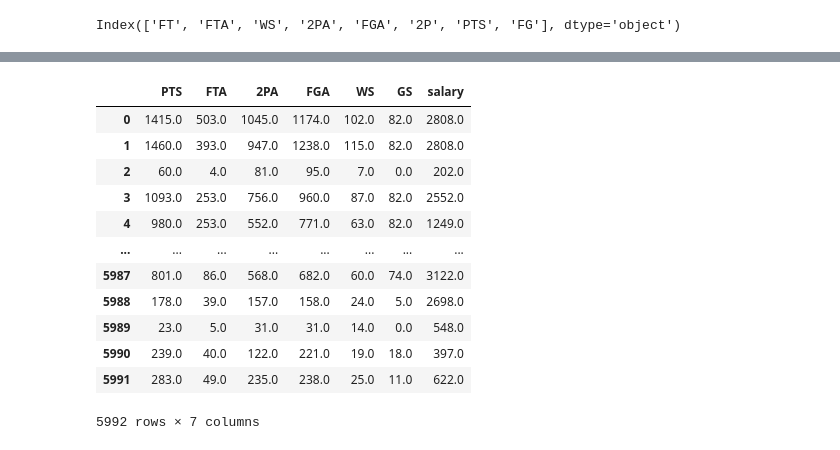
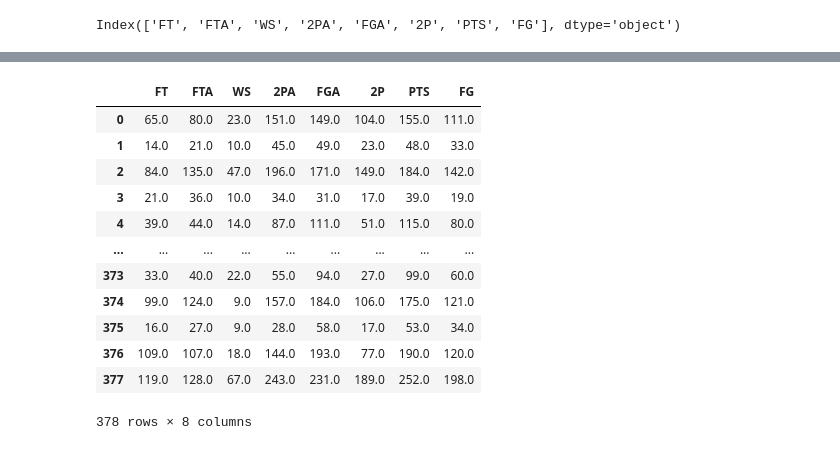
Before and after one commit to ben983593140/171-final-project, a Jupyter notebook: project.ipynb, the cells around one changed output, grey strips where cells are left out. Saved outputs shown, nothing was run; the diff lists cells and outputs as text; code cells hidden in the pictures.

Commit message:
filter outliers and only use a specific year to train our model

```diff
--- a/project.ipynb
+++ b/project.ipynb
@@ -166,6 +166,13 @@ Index(['FT', 'FTA', 'WS', '2PA', 'FGA', '2P', 'PTS', 'FG'], dtype='object')
 data = merged_00_to_17[merged_00_to_17['Year'] == TRAINING_YEAR]
 data = data.drop(['Year'], axis=1)
 
+# Max is usually calculated by Q3 + 1.5 * IQR, where IQR = Q3 - Q1
+q3, q1 = np.quantile(data['salary'], [0.75, 0.25])
+local_max = q3 + 1.5 * (q3 - q1)
+print(local_max)
 data = data.reset_index(drop=True)
 sb.boxplot(data['salary'])
+
+# Get rid of outliers
+data = data[data['salary'] <= local_max]
 # %% [output]
@@ -173,25 +180 @@ sb.boxplot(data['salary'])
 [figure]
-# %%
-# To be worked on #
-data_array = data.to_numpy()
-
-svm = OneClassSVM(kernel='rbf', gamma=0.001, nu=0.03)
-svm.fit(data)
-pred = svm.predict(data)
-
-# Extract negative outputs as outliers
-anom_index = np.where(pred == -1)
-values = data_array[anom_index]
-
-# Plot the graph and distinguish outliers with different color
-fig, (ax0, ax1)=plt.subplots(1,2, sharey=True, figsize=(20,6))
-
-# Original data
-ax0.set_title('Original')
-ax0.scatter(data["FT"], data["salary"], cmap='rainbow')
-
-# Highlight outliers
-ax1.set_title('Anomalies')
-ax1.scatter(data_array[:,0], data_array[:,1])
-ax1.scatter(values[:,0], values[:,1], cmap='rainbow')
-plt.show()
@@ -200,22 +181,22 @@ plt.show()
 # %%
-df_salary = merged_00_to_17.copy()
+df_salary = data.copy()
 df_salary = pd.DataFrame(preprocessing.OrdinalEncoder().fit_transform(df_salary), columns=df_salary.columns)
 # OrdinalEncoder will skip numerical values. LabelEncoder also works as they share the same functionality.
-display(df_salary[['PTS', 'FTA', '2PA', 'FGA', 'WS', 'GS', 'salary']])
+display(df_salary[relevant_attributes])
 # %% [output]
-|  | PTS | FTA | 2PA | FGA | WS | GS | salary |
-| 0 | 1415.0 | 503.0 | 1045.0 | 1174.0 | 102.0 | 82.0 | 2808.0 |
-| 1 | 1460.0 | 393.0 | 947.0 | 1238.0 | 115.0 | 82.0 | 2808.0 |
-| 2 | 60.0 | 4.0 | 81.0 | 95.0 | 7.0 | 0.0 | 202.0 |
-| 3 | 1093.0 | 253.0 | 756.0 | 960.0 | 87.0 | 82.0 | 2552.0 |
-| 4 | 980.0 | 253.0 | 552.0 | 771.0 | 63.0 | 82.0 | 1249.0 |
-| ... | ... | ... | ... | ... | ... | ... | ... |
-| 5987 | 801.0 | 86.0 | 568.0 | 682.0 | 60.0 | 74.0 | 3122.0 |
-| 5988 | 178.0 | 39.0 | 157.0 | 158.0 | 24.0 | 5.0 | 2698.0 |
-| 5989 | 23.0 | 5.0 | 31.0 | 31.0 | 14.0 | 0.0 | 548.0 |
-| 5990 | 239.0 | 40.0 | 122.0 | 221.0 | 19.0 | 18.0 | 397.0 |
-| 5991 | 283.0 | 49.0 | 235.0 | 238.0 | 25.0 | 11.0 | 622.0 |
+|  | FT | FTA | WS | 2PA | FGA | 2P | PTS | FG |
+| 0 | 65.0 | 80.0 | 23.0 | 151.0 | 149.0 | 104.0 | 155.0 | 111.0 |
+| 1 | 14.0 | 21.0 | 10.0 | 45.0 | 49.0 | 23.0 | 48.0 | 33.0 |
+| 2 | 84.0 | 135.0 | 47.0 | 196.0 | 171.0 | 149.0 | 184.0 | 142.0 |
+| 3 | 21.0 | 36.0 | 10.0 | 34.0 | 31.0 | 17.0 | 39.0 | 19.0 |
+| 4 | 39.0 | 44.0 | 14.0 | 87.0 | 111.0 | 51.0 | 115.0 | 80.0 |
+| ... | ... | ... | ... | ... | ... | ... | ... | ... |
+| 373 | 33.0 | 40.0 | 22.0 | 55.0 | 94.0 | 27.0 | 99.0 | 60.0 |
+| 374 | 99.0 | 124.0 | 9.0 | 157.0 | 184.0 | 106.0 | 175.0 | 121.0 |
+| 375 | 16.0 | 27.0 | 9.0 | 28.0 | 58.0 | 17.0 | 53.0 | 34.0 |
+| 376 | 109.0 | 107.0 | 18.0 | 144.0 | 193.0 | 77.0 | 190.0 | 120.0 |
+| 377 | 119.0 | 128.0 | 67.0 | 243.0 | 231.0 | 189.0 | 252.0 | 198.0 |
-5992 rows × 7 columns
+378 rows × 8 columns
 # %%
 salary_train, salary_test = train_test_split(df_salary, test_size=0.2)
 X_salary_train, y_salary_train = salary_train[['PTS', 'FTA', '2PA', 'FGA', 'WS', 'GS']], salary_train['salary']
```
Also changed, not shown: parts of 4 cells of this notebook.
